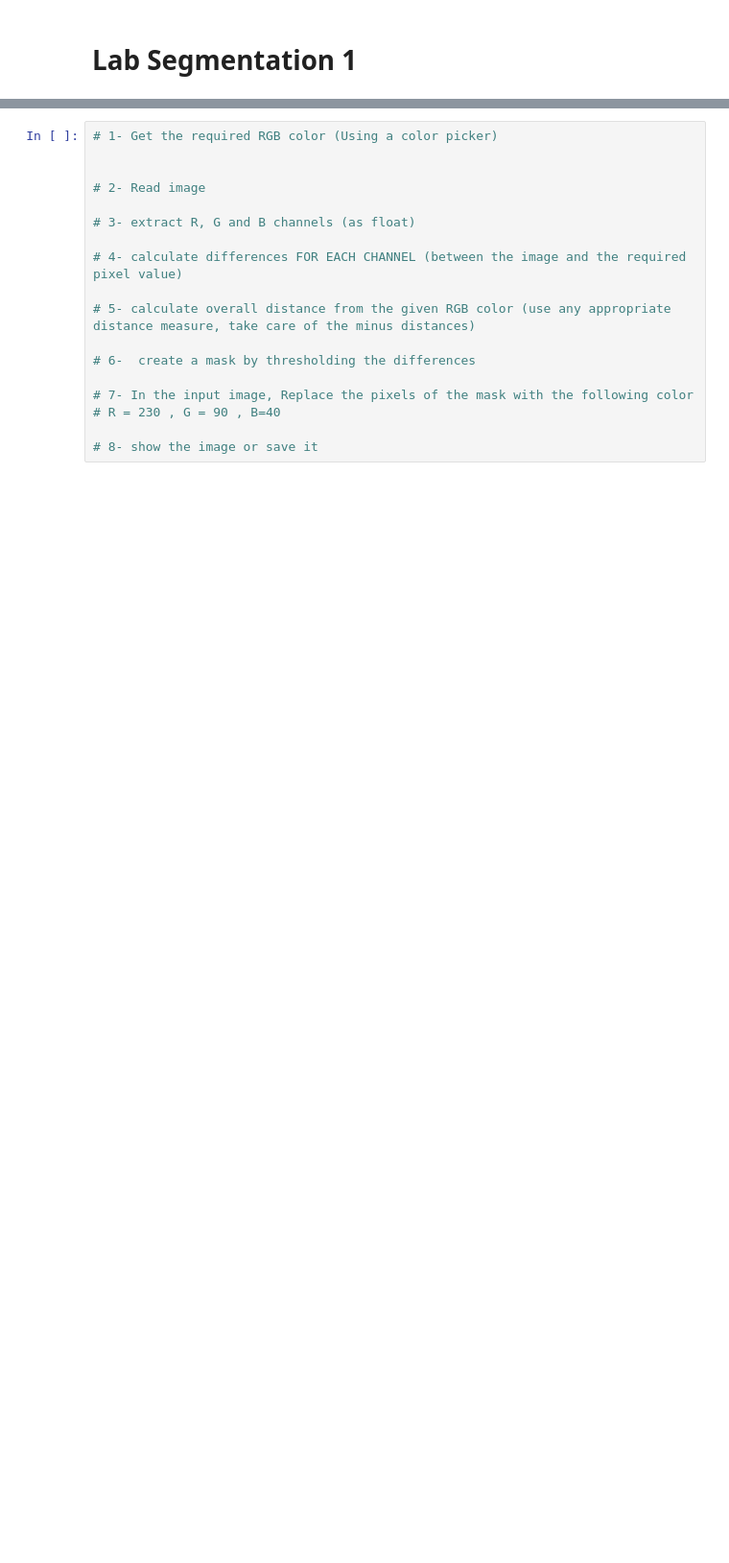
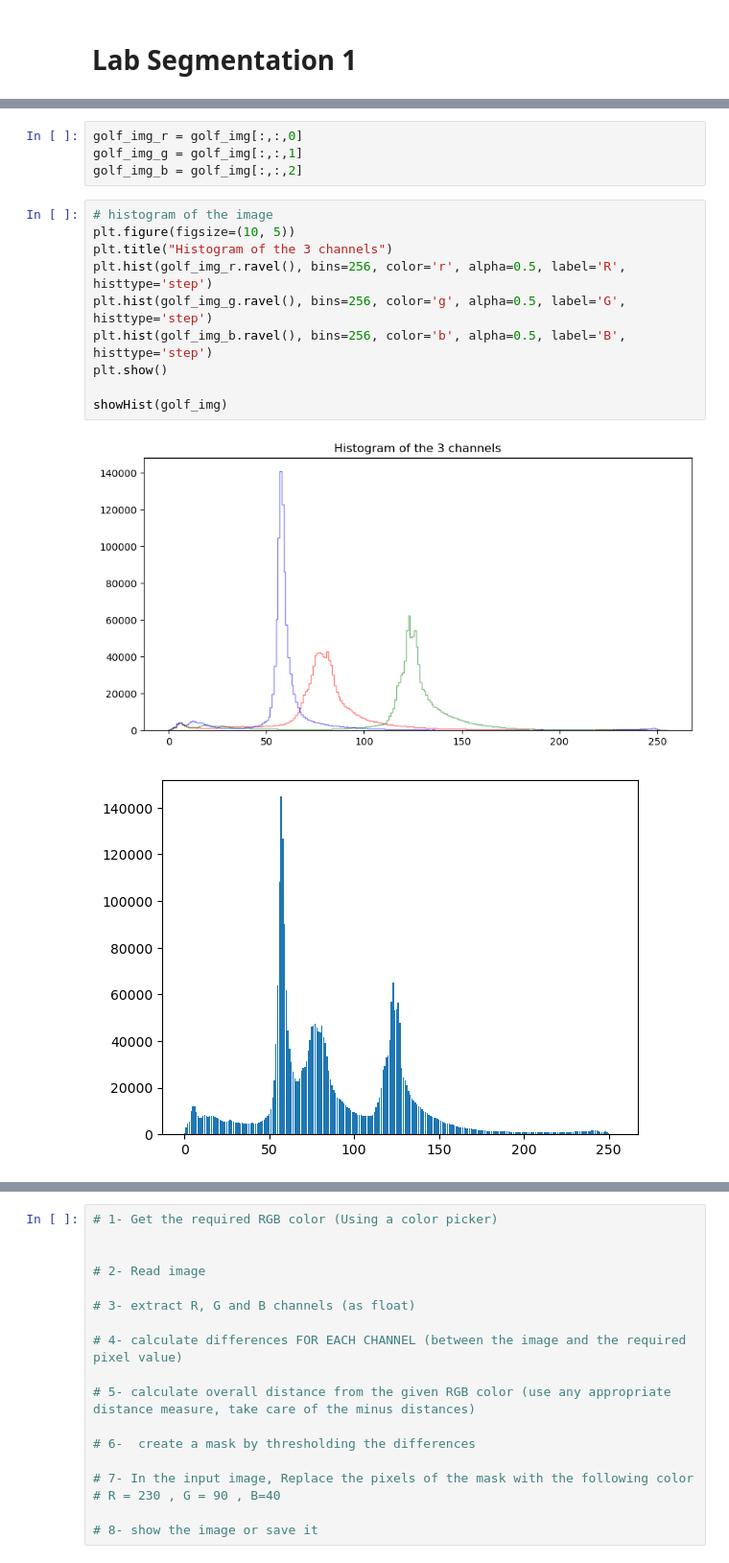
Before and after one commit to amir-kedis/image-processing-labs, a Jupyter notebook: Lab7-Segmentation1-STD/Lab_Seg_1_STD.ipynb, the cells around one changed output, grey strips where cells are left out. Shown at 96% size. Cells and saved outputs as stored; diff of their text form; blank space fills up the shorter version.

```diff
--- a/Lab7-Segmentation1-STD/Lab_Seg_1_STD.ipynb
+++ b/Lab7-Segmentation1-STD/Lab_Seg_1_STD.ipynb
@@ -44,0 +56,17 @@ Error:
+# %%
+golf_img_r = golf_img[:,:,0]
+golf_img_g = golf_img[:,:,1]
+golf_img_b = golf_img[:,:,2]
+# %%
+# histogram of the image
+plt.figure(figsize=(10, 5))
+plt.title("Histogram of the 3 channels")
+plt.hist(golf_img_r.ravel(), bins=256, color='r', alpha=0.5, label='R', histtype='step')
+plt.hist(golf_img_g.ravel(), bins=256, color='g', alpha=0.5, label='G', histtype='step')
+plt.hist(golf_img_b.ravel(), bins=256, color='b', alpha=0.5, label='B', histtype='step')
+plt.show()
+
+showHist(golf_img)
+# %% [output]
+[figure, added]
+[figure, added]
```
Also changed, not shown: parts of 13 cells of this notebook.
